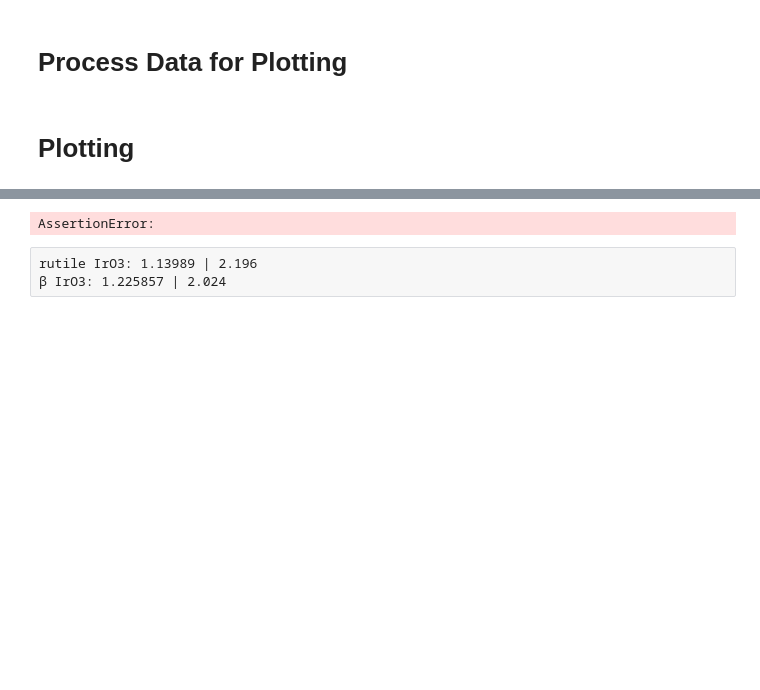
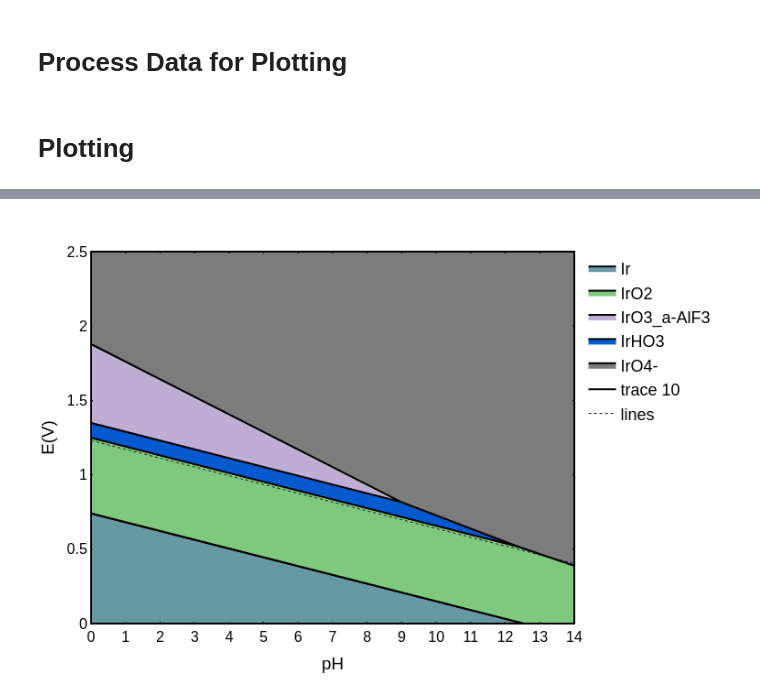
Before and after one commit to raulf2012/PROJ_IrOx_Active_Learning_OER, a Jupyter notebook: workflow/07_bulk_pourbaix/01_pourbaix_scripts/an_pourbaix_plot.ipynb, the cells around one changed output, grey strips where cells are left out. Drawn from its saved outputs; the diff is of its cells as text; code cells hidden in the pictures; blank space fills up the shorter version.

Commit message:
Updates to bulk Pourbaix work

```diff
--- a/workflow/07_bulk_pourbaix/01_pourbaix_scripts/an_pourbaix_plot.ipynb
+++ b/workflow/07_bulk_pourbaix/01_pourbaix_scripts/an_pourbaix_plot.ipynb
@@ -63,9 +66,17 @@ entries_to_remove_list = [
 # %%
 %%capture
 if run_create_entries_script:
+    print("ISDIFJSDIFIDsj")
     !python sc_create_all_entries.py
 
-all_entries = pickle.load(open("all_entries.pickle", "rb"))
+
+# #############################################################################
+path_i = os.path.join(
+    "out_data",
+    "all_entries.pickle")
+with open(path_i, "rb") as fle:
+    all_entries = pickle.load(fle)
+# #############################################################################
 # %% [markdown]
 # Process Data for Plotting
 # %%
@@ -108,15 +102,24 @@ py.iplot(
-# %%
-assert False
-# %% [output]
-AssertionError:
-# %%
-layout["height"] = 2 * 6. * 37.795275591
-layout["width"] = 2 * 9. * 37.795275591
-
-py_off.iplot(fig)
-py_off.plot(fig, filename=os.path.join(directory, "fig01_alf3.html"))
-
-# py.iplot(fig, filename=os.path.join(save_dir, "bulk_pourbiax", "pl_bulk_pourbaix__large"))
-# %% [raw]
-rutile IrO3: 1.13989 | 2.196
-β IrO3: 1.225857 | 2.024
+# %%
+layout["xaxis"]["dtick"] = 1
+layout["yaxis"]["dtick"] = 0.5
+
+layout["width"] = 600
+layout["height"] = 500
+layout["yaxis"]["dtick"] = None
+
+layout_override = go.Layout(
+    showlegend=True,
+    font=go.layout.Font(
+        color="black",
+        family=None,
+        size=18,
+        ),
+    annotations=None,
+    )
+
+layout.update(layout_override)
+
+fig = go.Figure(data=data, layout=layout)
+fig.show()
+# %% [output]
+[figure, added]
```
Also changed, not shown: parts of 11 cells of this notebook, 12 other files.
